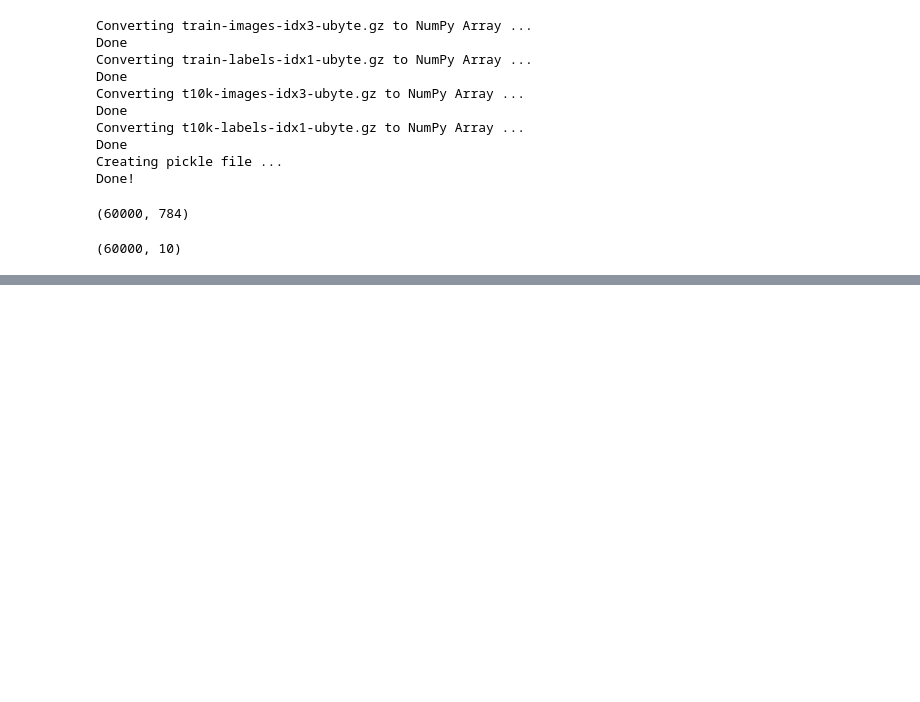
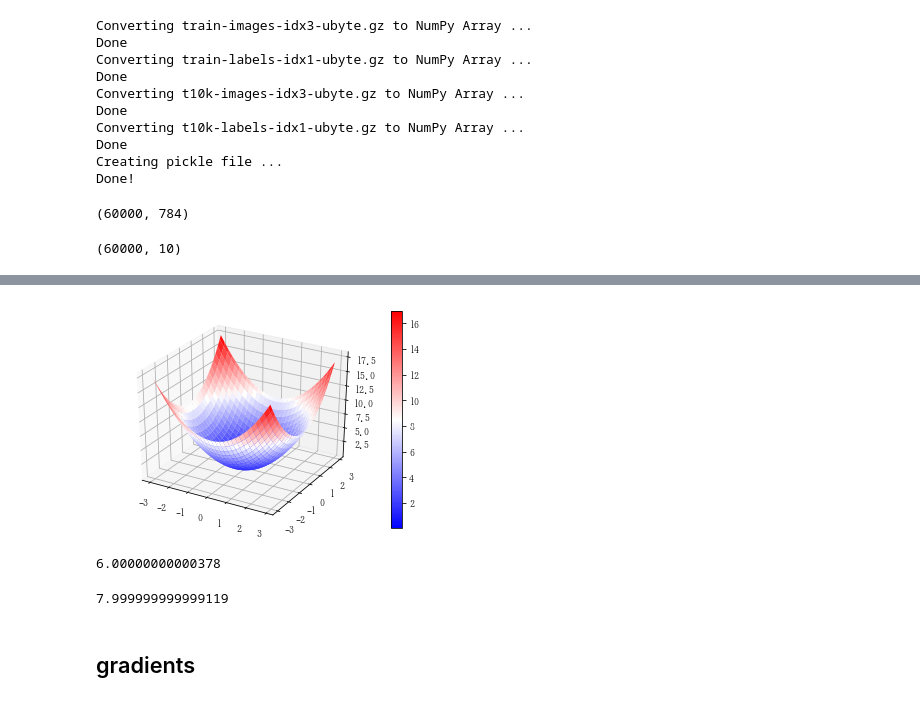
Before and after one commit to banbiossa/fish_book, a Jupyter notebook: Chapter4.ipynb, the cells around one changed output, grey strips where cells are left out. Cells and saved outputs as stored; diff of their text form; code cells hidden in the pictures; blank space fills up the shorter version.

```diff
--- a/Chapter4.ipynb
+++ b/Chapter4.ipynb
@@ -79,0 +191,4 @@ array([14921, 44602, 18063, 34336, 28053, 58235, 50359, 38368, 42134, 43058])
+# %%
+fig
+# %% [output]
+[figure, added]
@@ -79,0 +198,4 @@ array([14921, 44602, 18063, 34336, 28053, 58235, 50359, 38368, 42134, 43058])
+# %%
+numerical_diff(function_tmp1, 3.0)
+# %% [output]
+6.00000000000378
@@ -79,0 +205,6 @@ array([14921, 44602, 18063, 34336, 28053, 58235, 50359, 38368, 42134, 43058])
+# %%
+numerical_diff(function_tmp2, 4.0)
+# %% [output]
+7.999999999999119
+# %% [markdown]
+## gradients
```
Also changed, not shown: parts of 62 cells of this notebook, 2 other files.
